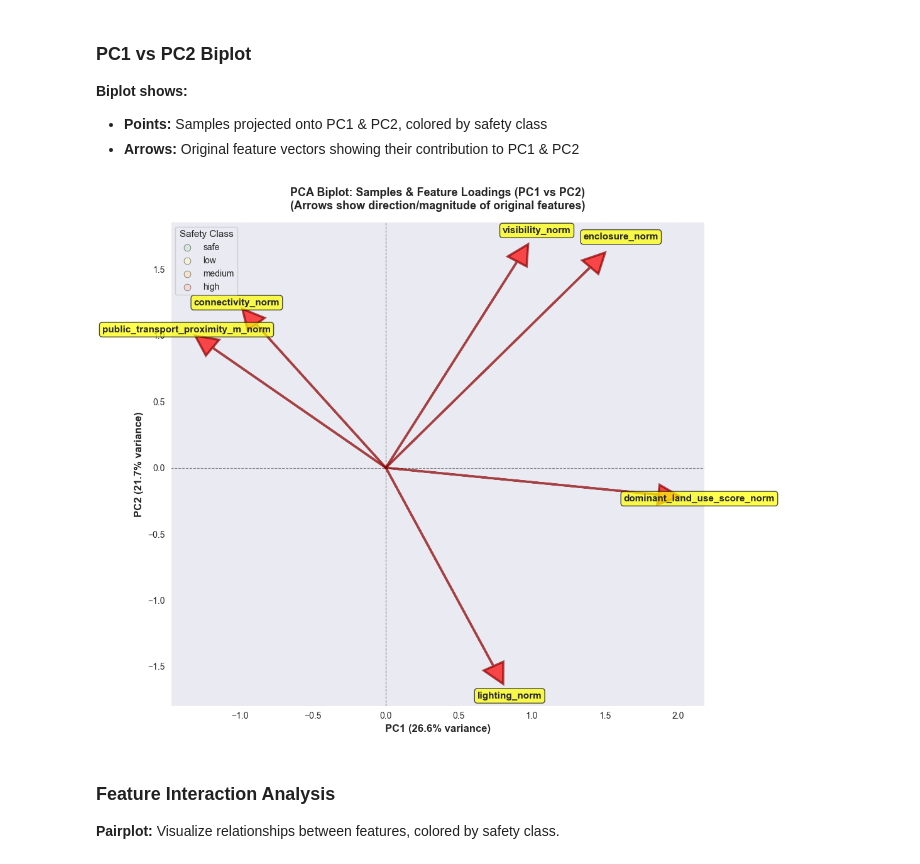
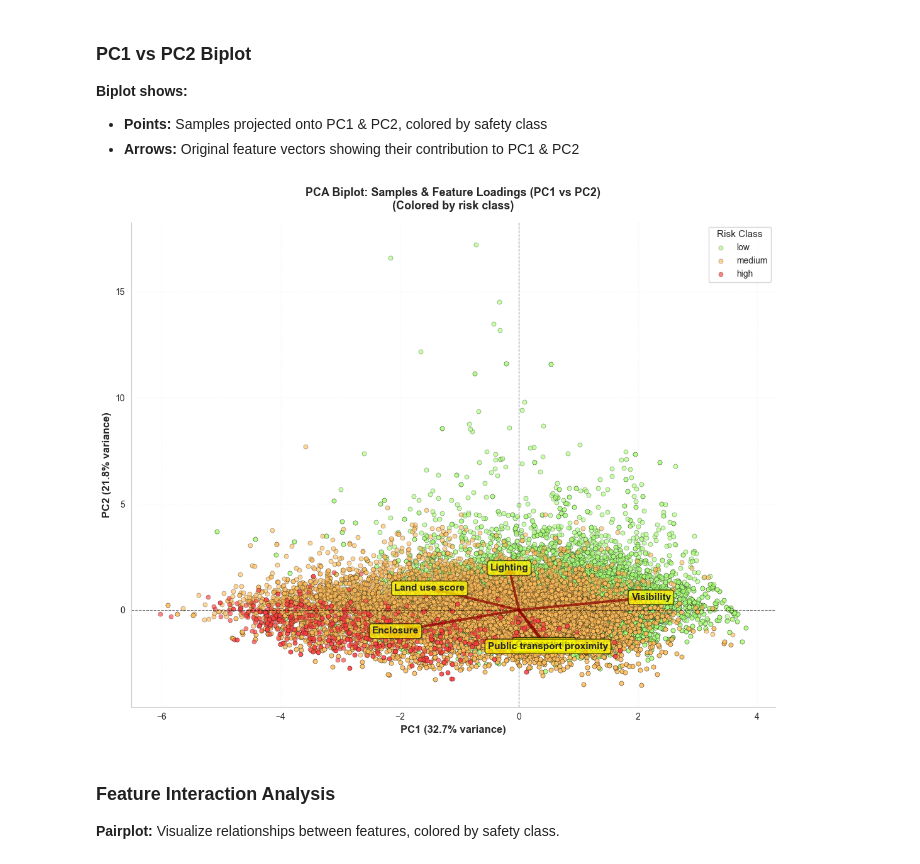
Before and after one commit to modnas-m/MaCAD26-G01-DataEncoding, a Jupyter notebook: notebooks/03_PCA.ipynb, the cells around one changed output. Cells and saved outputs as stored; diff of their text form; code cells hidden in the pictures.

```diff
--- a/notebooks/03_PCA.ipynb
+++ b/notebooks/03_PCA.ipynb
@@ -481,29 +515,40 @@ plt.show()
 biplot_df = pd.DataFrame(
     X_pca_full[:, :2],
     columns=['PC1', 'PC2']
-)
-biplot_df['safety_class'] = y.reset_index(drop=True)
+ )
+
+# Use a real risk_class column if the dataframe has one; otherwise derive it from the numeric score
+if 'risk_class' in features.columns:
+    biplot_df['risk_class'] = features.loc[X.index, 'risk_class'].reset_index(drop=True).astype(str)
+else:
+    risk_numeric = pd.to_numeric(y.reset_index(drop=True), errors='coerce')
+    biplot_df['risk_class'] = pd.cut(
+        risk_numeric,
+        bins=[-np.inf, 0.33, 0.66, np.inf],
+        labels=['low', 'medium', 'high'],
+        include_lowest=True
+    ).astype(str)
 
 # Create biplot
 fig, ax = plt.subplots(figsize=(11, 9))
 
 # Plot samples by class
-colors_map = {'safe': '#C8E6C9', 'low': '#FFF9C4', 'medium': '#FFE0B2', 'high': '#FFCCBC'}
-for safety_class in ['safe', 'low', 'medium', 'high']:
-    mask = biplot_df['safety_class'] == safety_class
+colors_map = {'low': '#AAFF79', 'medium': '#FFBD5B', 'high': '#FF4040'}
+for risk_level in ['low', 'medium', 'high']:
+    mask = biplot_df['risk_class'] == risk_level
     ax.scatter(
         biplot_df.loc[mask, 'PC1'],
         biplot_df.loc[mask, 'PC2'],
-        label=safety_class,
-        color=colors_map.get(safety_class, 'gray'),
-        alpha=0.6,
-        s=60,
+        label=risk_level,
+        color=colors_map.get(risk_level, 'gray'),
+        alpha=0.65,
+        s=26,
         edgecolors='black',
-        linewidth=0.5
+        linewidth=0.3,
+        zorder=1
     )
 
 # Plot loading vectors (arrows)
-n_features = pca_full.components_.shape[1]
 arrow_scale = 3  # Adjust for visibility
 loadings_2pc = pca_full.components_[:2, :]
 
@@ -517,38 +562,39 @@ for i, feature in enumerate(FEATURE_COLS):
         fc='red',
         ec='darkred',
         alpha=0.7,
         linewidth=2.5,
         zorder=3
     )
 
     # Label arrows
     ax.text(
         arrow_scale * loadings_2pc[0, i] * 1.15,
         arrow_scale * loadings_2pc[1, i] * 1.15,
-        feature,
+        clean_name(feature),
         fontsize=11,
         fontweight='bold',
         ha='center',
         va='center',
-        bbox=dict(boxstyle='round,pad=0.3', facecolor='yellow', alpha=0.7, edgecolor='black')
+        bbox=dict(boxstyle='round,pad=0.3', facecolor='yellow', alpha=0.7, edgecolor='black'),
+        zorder=4
     )
 
 # Formatting
 ax.axhline(y=0, color='k', linestyle='--', linewidth=0.8, alpha=0.5)
 ax.axvline(x=0, color='k', linestyle='--', linewidth=0.8, alpha=0.5)
 ax.grid(True, alpha=0.2, linestyle=':')
 
 ax.set_xlabel(f'PC1 ({explained_variance_ratio[0]:.1%} variance)', fontsize=12, fontweight='bold')
 ax.set_ylabel(f'PC2 ({explained_variance_ratio[1]:.1%} variance)', fontsize=12, fontweight='bold')
-ax.set_title('PCA Biplot: Samples & Feature Loadings (PC1 vs PC2)\n(Arrows show direction/magnitude of original features)',
+ax.set_title('PCA Biplot: Samples & Feature Loadings (PC1 vs PC2)\n(Colored by risk class)',
              fontsize=13, fontweight='bold', pad=15)
-ax.legend(title='Safety Class', fontsize=10, title_fontsize=11, loc='best', framealpha=0.9)
+ax.legend(title='Risk Class', fontsize=10, title_fontsize=11, loc='best', framealpha=0.9)
 ax.spines[['top', 'right']].set_visible(False)
 
 plt.tight_layout()
 plt.show()
 # %% [output]
-[figure, old version]
+[figure, new version]
 # %% [markdown]
 ### Feature Interaction Analysis
 
```
Also changed, not shown: parts of 13 cells of this notebook, 6 other files.
